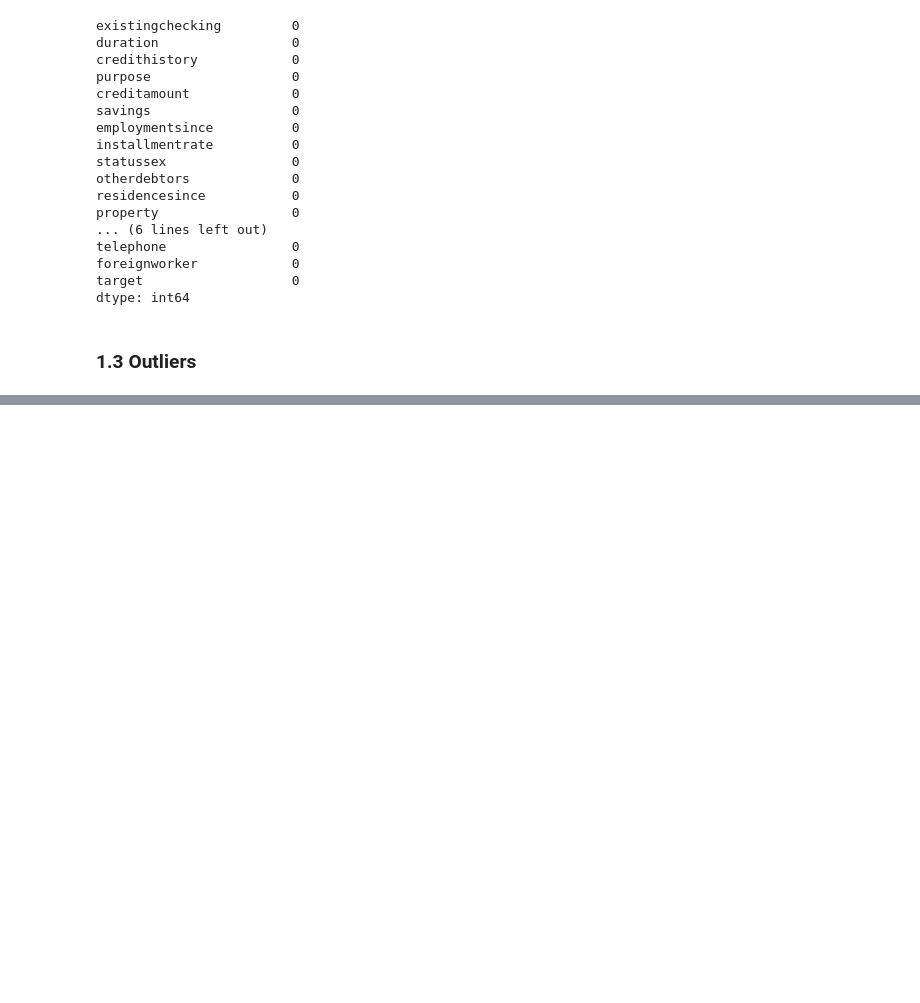
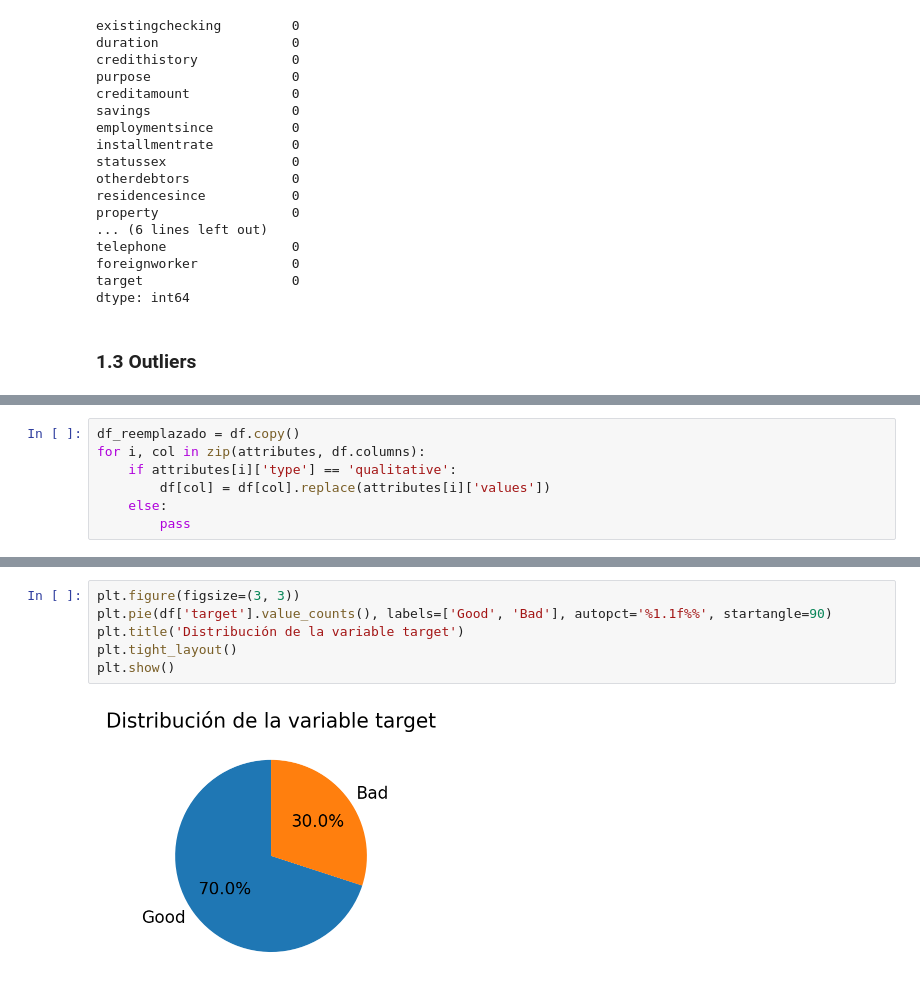
Before and after one commit to adelgado24/IA, a Jupyter notebook: primera_practica/TP_Aprendizaje_Supervisado.ipynb, the cells around one changed output, grey strips where cells are left out. Drawn from its saved outputs; the diff is of its cells as text; blank space fills up the shorter version.

```diff
--- a/primera_practica/TP_Aprendizaje_Supervisado.ipynb
+++ b/primera_practica/TP_Aprendizaje_Supervisado.ipynb
@@ -326,0 +479,7 @@ df
+# %%
+df_reemplazado = df.copy()
+for i, col in zip(attributes, df.columns):
+    if attributes[i]['type'] == 'qualitative':
+        df[col] = df[col].replace(attributes[i]['values'])
+    else:
+        pass
@@ -326,0 +502,8 @@ df
+# %%
+plt.figure(figsize=(3, 3))
+plt.pie(df['target'].value_counts(), labels=['Good', 'Bad'], autopct='%1.1f%%', startangle=90)
+plt.title('Distribución de la variable target')
+plt.tight_layout()
+plt.show()
+# %% [output]
+[figure, added]
```
Also changed, not shown: parts of 6 cells of this notebook, 1 other file.
